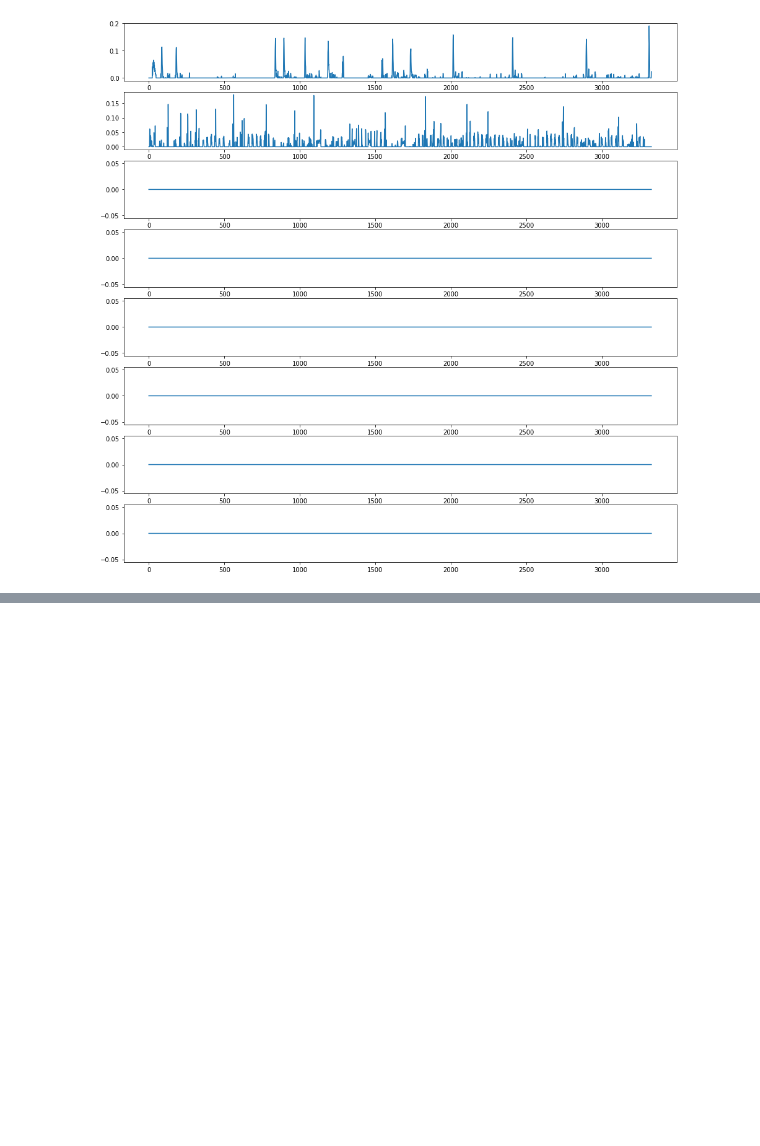
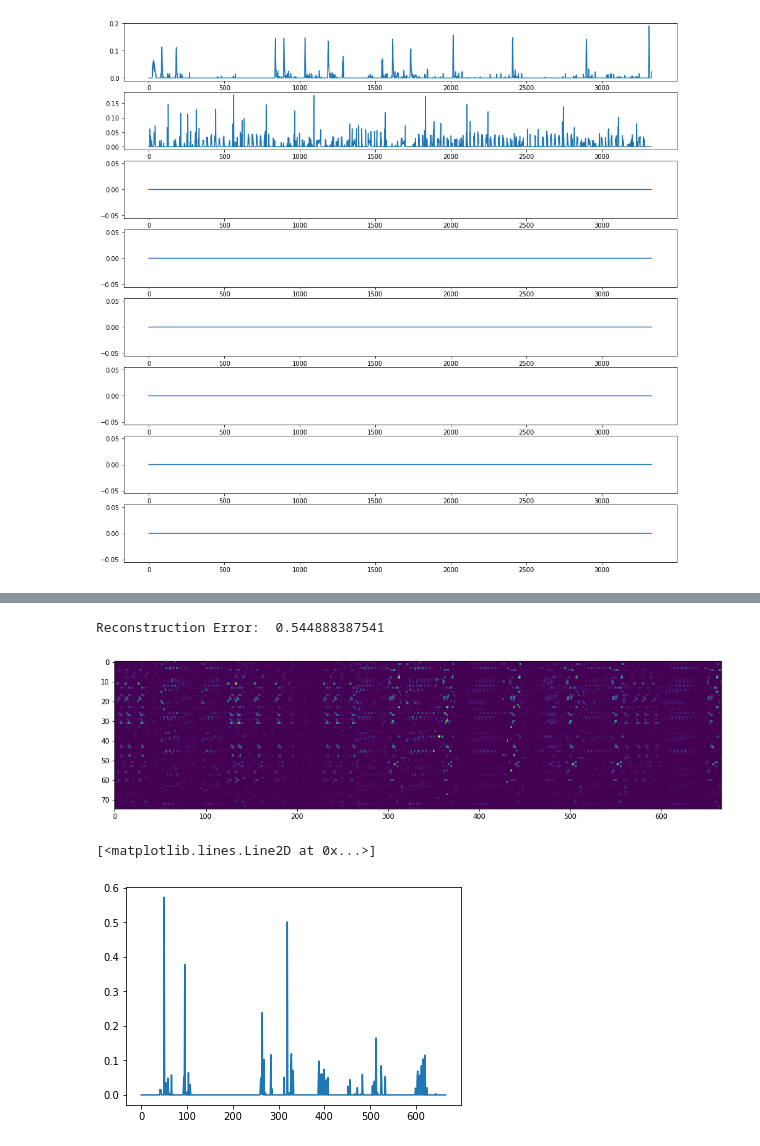
Before and after one commit to degleris1/cmfpy, a Jupyter notebook: examples/demo.ipynb, the cells around one changed output, grey strips where cells are left out. Drawn from its saved outputs; the diff is of its cells as text; code cells hidden in the pictures; blank space fills up the shorter version.

```diff
--- a/examples/demo.ipynb
+++ b/examples/demo.ipynb
@@ -128,0 +147,15 @@ for i in range(components):
+# %%
+error = model.predict() - neural_data
+print('Reconstruction Error: ', norm(error)**2 / norm(neural_data)**2)
+
+
+plt.figure(figsize=(16,4))
+plt.imshow(model.predict(), aspect='auto')
+plt.show()
+
+plt.plot(model.H.shift(0)[2])
+# %% [output]
+Reconstruction Error:  0.544888387541
+[figure, added]
+[<matplotlib.lines.Line2D at 0x...>]
+[figure, added]
```
Also changed, not shown: parts of 6 cells of this notebook, 5 other files.
